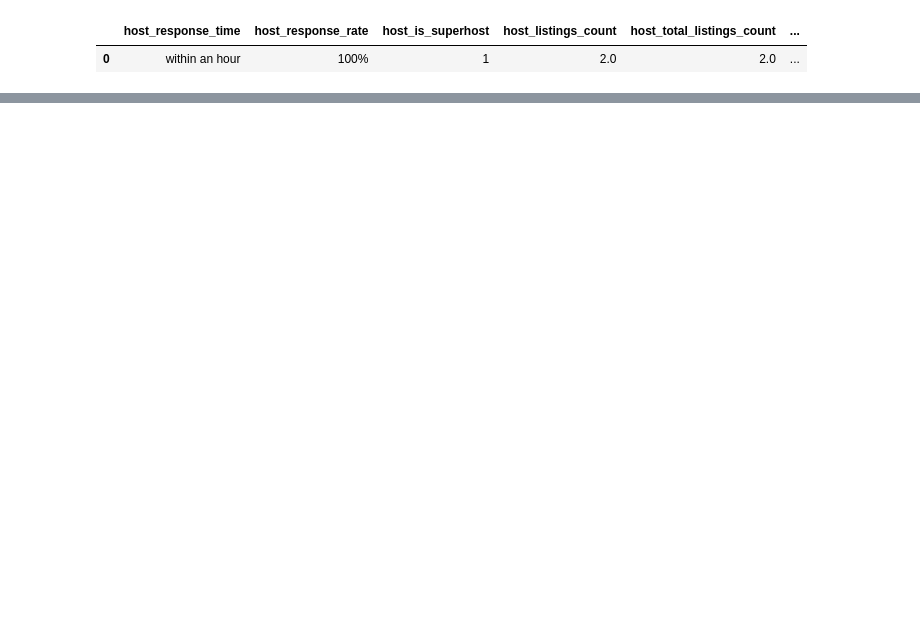
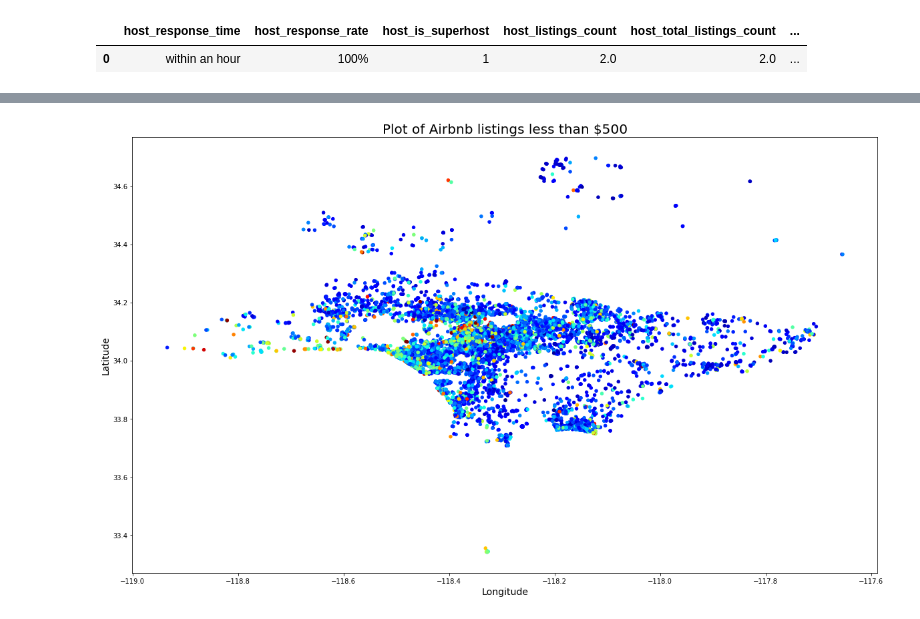
Before and after one commit to papaulul/Airbnb, a Jupyter notebook: Code/EDA.ipynb, the cells around one changed output, grey strips where cells are left out. Drawn from its saved outputs; the diff is of its cells as text; code cells hidden in the pictures; blank space fills up the shorter version.

```diff
--- a/Code/EDA.ipynb
+++ b/Code/EDA.ipynb
@@ -271,0 +383,7 @@ population.head(1)
+# %%
+to_float = ['host_listings_count','host_total_listings_count','maximum_nights',
+           'maximum_minimum_nights','minimum_maximum_nights','maximum_maximum_nights',
+           'minimum_nights_avg_ntm','maximum_nights_avg_ntm']
+
+for cols in to_float:
+    population[cols] = population[cols].astype(float)
@@ -271,0 +437,2 @@ population.head(1)
+# %%
+population.drop('host_total_listings_count',axis=1,inplace=True)
@@ -271,0 +465,15 @@ population.head(1)
+# %%
+
+pop_500 = population[(population['price']<500)]
+ax = pop_500.plot(kind="scatter",
+           x='longitude',y='latitude',
+           c='price',
+           cmap=plt.get_cmap('jet'),colorbar=False,
+           figsize=(20,12)
+           ).set_xlabel("Longitude", fontsize=14)
+plt.title("Plot of Airbnb listings less than $500",fontsize=20)
+plt.xlabel('Longitude', fontsize=14)
+plt.ylabel('Latitude', fontsize=14)
+plt.show()
+# %% [output]
+[figure, added]
```
Also changed, not shown: parts of 26 cells of this notebook.
